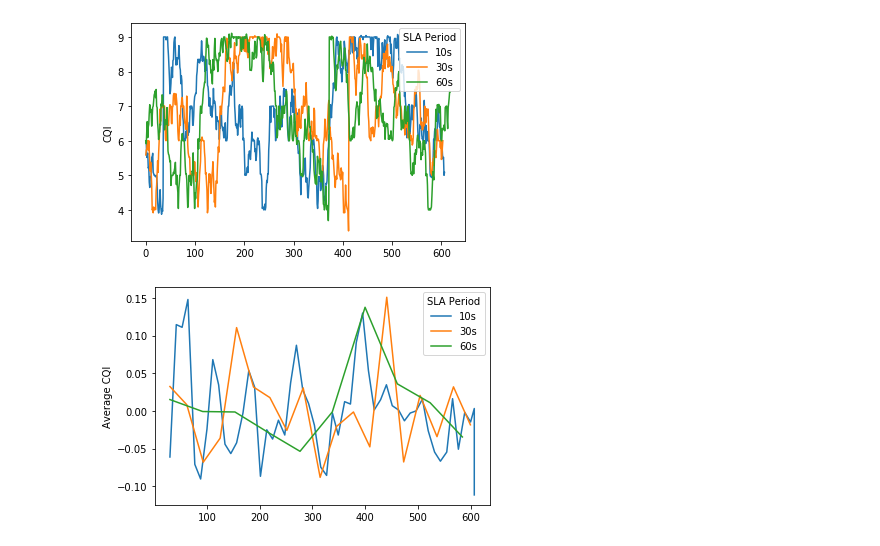
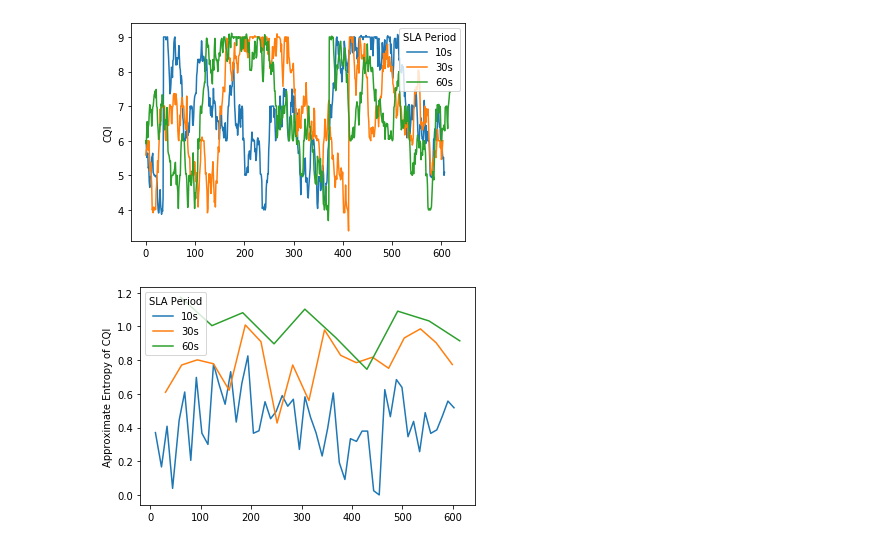
Before and after one commit to serhatarslan-hub/cell-order, a Jupyter notebook: analysis/cell-order-parameters.ipynb, the cells around one changed output. Saved outputs shown, nothing was run; the diff lists cells and outputs as text; code cells hidden in the pictures.

Commit message:
Add CQI entropy to parameter selection figure

```diff
--- a/analysis/cell-order-parameters.ipynb
+++ b/analysis/cell-order-parameters.ipynb
@@ -130,11 +146,11 @@ plt.show()
 [figure]
 # %%
 plt.figure()
-plt.plot(bs_data_sla_10s[0]['filtered_ts_sec'], bs_data_sla_10s[0]['filtered_ave_cqi_diff'], label='10s')
-plt.plot(bs_data_sla_30s[0]['filtered_ts_sec'], bs_data_sla_30s[0]['filtered_ave_cqi_diff'], label='30s')
-plt.plot(bs_data_sla_60s[0]['filtered_ts_sec'], bs_data_sla_60s[0]['filtered_ave_cqi_diff'], label='60s')
-plt.ylabel('Average CQI')
+plt.plot(bs_data_sla_10s[0]['filtered_ts_sec'], bs_data_sla_10s[0]['filtered_cqi_apen'], label='10s')
+plt.plot(bs_data_sla_30s[0]['filtered_ts_sec'], bs_data_sla_30s[0]['filtered_cqi_apen'], label='30s')
+plt.plot(bs_data_sla_60s[0]['filtered_ts_sec'], bs_data_sla_60s[0]['filtered_cqi_apen'], label='60s')
+plt.ylabel('Approximate Entropy of CQI')
 plt.legend(title='SLA Period')
 plt.show()
 # %% [output]
-[figure, old version]
+[figure, new version]
```
Also changed, not shown: parts of 8 cells of this notebook, 1 other file.
